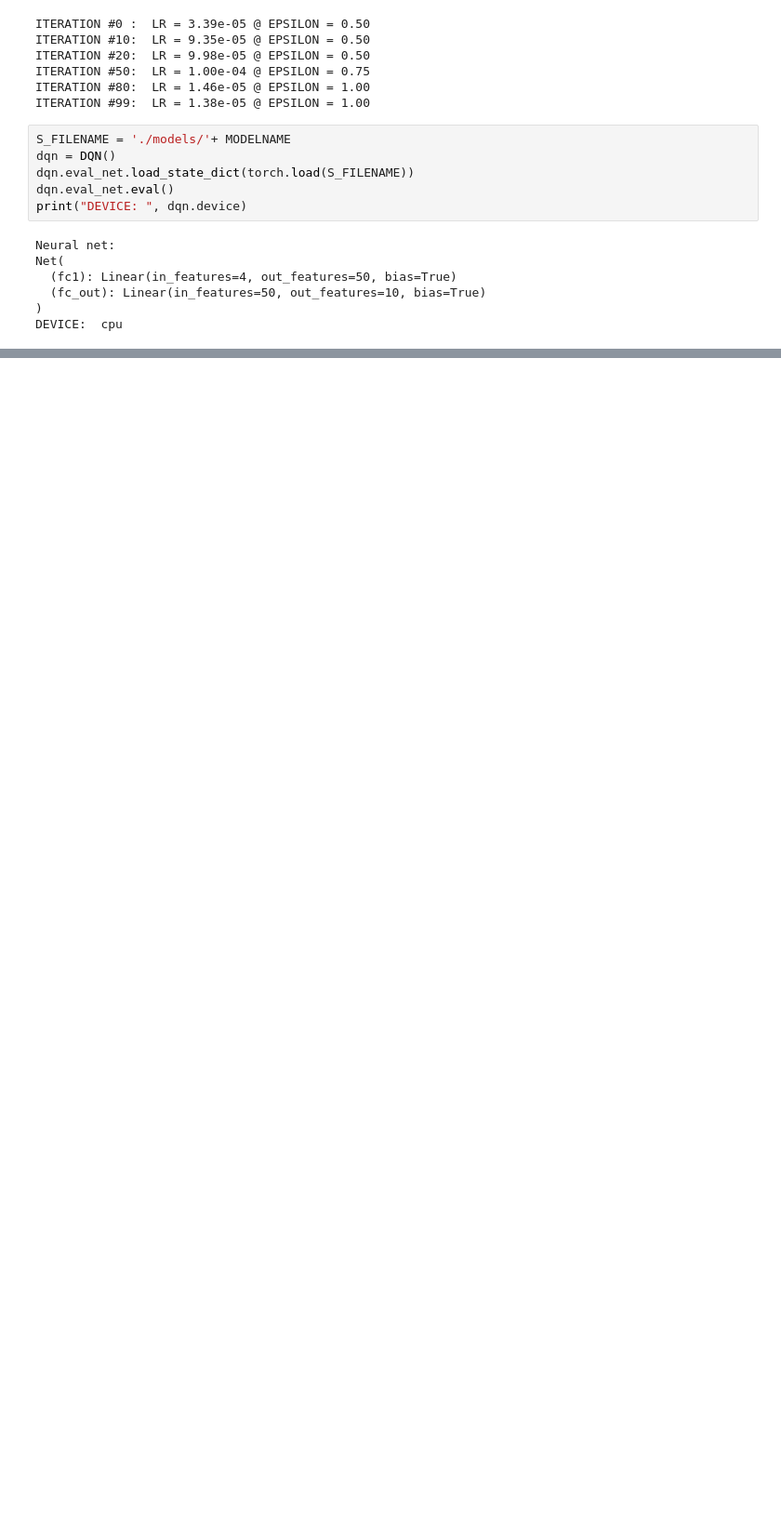
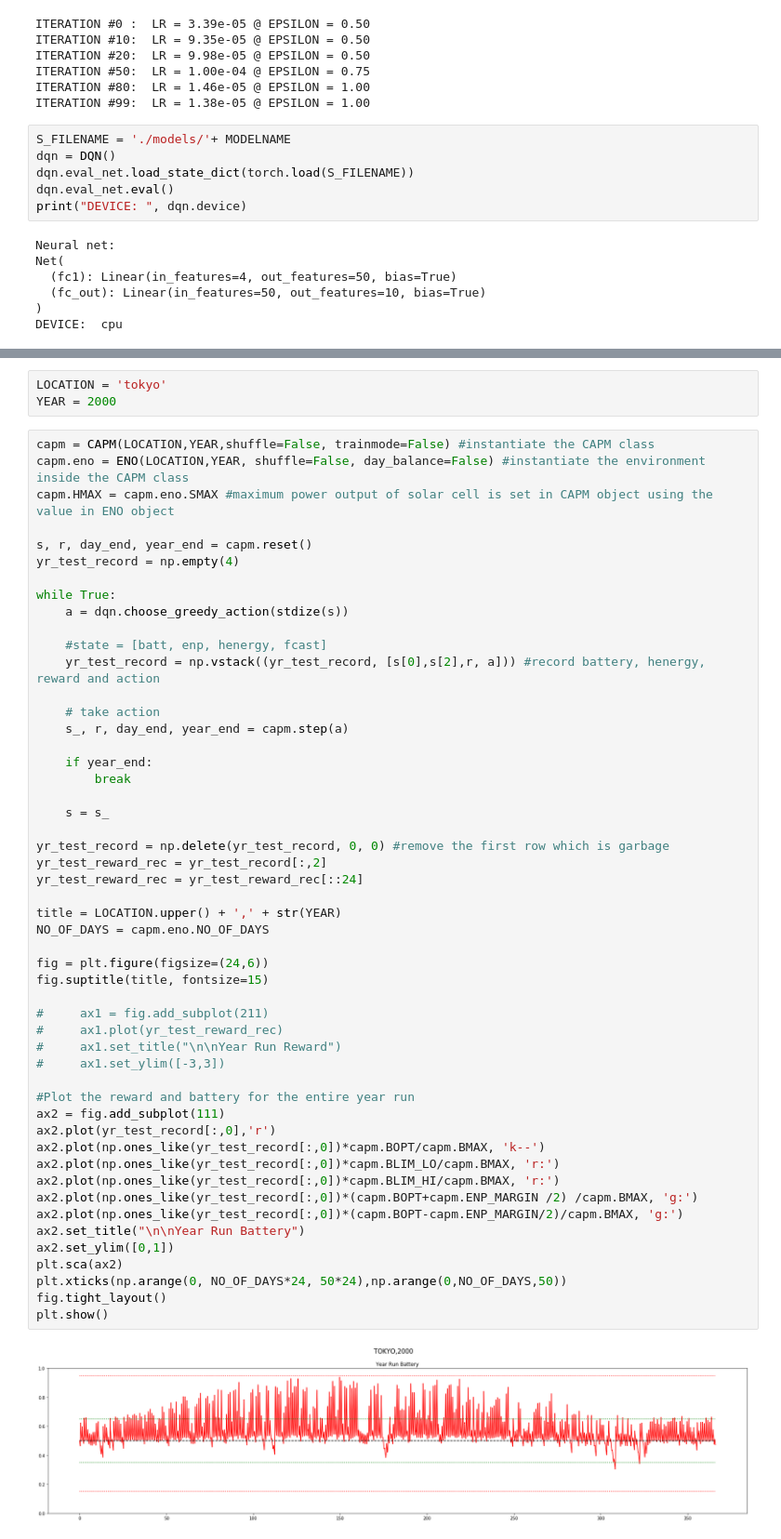
Before and after one commit to 5mali/tabular_eno, a Jupyter notebook: 1xTEST-A0.ipynb, the cells around one changed output, grey strips where cells are left out. Shown at 93% size. Saved outputs shown, nothing was run; the diff lists cells and outputs as text; blank space fills up the shorter version.

```diff
--- a/1xTEST-A0.ipynb
+++ b/1xTEST-A0.ipynb
@@ -765,0 +766,56 @@ TOTAL Batt Violations:  16.0
+# %%
+LOCATION = 'tokyo'
+YEAR = 2000
+# %%
+capm = CAPM(LOCATION,YEAR,shuffle=False, trainmode=False) #instantiate the CAPM class
+capm.eno = ENO(LOCATION,YEAR, shuffle=False, day_balance=False) #instantiate the environment inside the CAPM class
+capm.HMAX = capm.eno.SMAX #maximum power output of solar cell is set in CAPM object using the value in ENO object
+
+s, r, day_end, year_end = capm.reset()
+yr_test_record = np.empty(4)
+
+while True:
+    a = dqn.choose_greedy_action(stdize(s))
+
+    #state = [batt, enp, henergy, fcast]
+    yr_test_record = np.vstack((yr_test_record, [s[0],s[2],r, a])) #record battery, henergy, reward and action
+
+    # take action
+    s_, r, day_end, year_end = capm.step(a)
+
+    if year_end:
+        break
+
+    s = s_
+
+yr_test_record = np.delete(yr_test_record, 0, 0) #remove the first row which is garbage
+yr_test_reward_rec = yr_test_record[:,2]
+yr_test_reward_rec = yr_test_reward_rec[::24]
+
+title = LOCATION.upper() + ',' + str(YEAR)
+NO_OF_DAYS = capm.eno.NO_OF_DAYS
+
+fig = plt.figure(figsize=(24,6))
+fig.suptitle(title, fontsize=15)
+
+#     ax1 = fig.add_subplot(211)
+#     ax1.plot(yr_test_reward_rec)
+#     ax1.set_title("\n\nYear Run Reward")
+#     ax1.set_ylim([-3,3])
+
+#Plot the reward and battery for the entire year run
+ax2 = fig.add_subplot(111)
+ax2.plot(yr_test_record[:,0],'r')
+ax2.plot(np.ones_like(yr_test_record[:,0])*capm.BOPT/capm.BMAX, 'k--')
+ax2.plot(np.ones_like(yr_test_record[:,0])*capm.BLIM_LO/capm.BMAX, 'r:')
+ax2.plot(np.ones_like(yr_test_record[:,0])*capm.BLIM_HI/capm.BMAX, 'r:')
+ax2.plot(np.ones_like(yr_test_record[:,0])*(capm.BOPT+capm.ENP_MARGIN /2) /capm.BMAX, 'g:')
+ax2.plot(np.ones_like(yr_test_record[:,0])*(capm.BOPT-capm.ENP_MARGIN/2)/capm.BMAX, 'g:')
+ax2.set_title("\n\nYear Run Battery")
+ax2.set_ylim([0,1])
+plt.sca(ax2)
+plt.xticks(np.arange(0, NO_OF_DAYS*24, 50*24),np.arange(0,NO_OF_DAYS,50))
+fig.tight_layout()
+plt.show()
+# %% [output]
+[figure, added]
```
Also changed, not shown: parts of 7 cells of this notebook, 13 other files.
